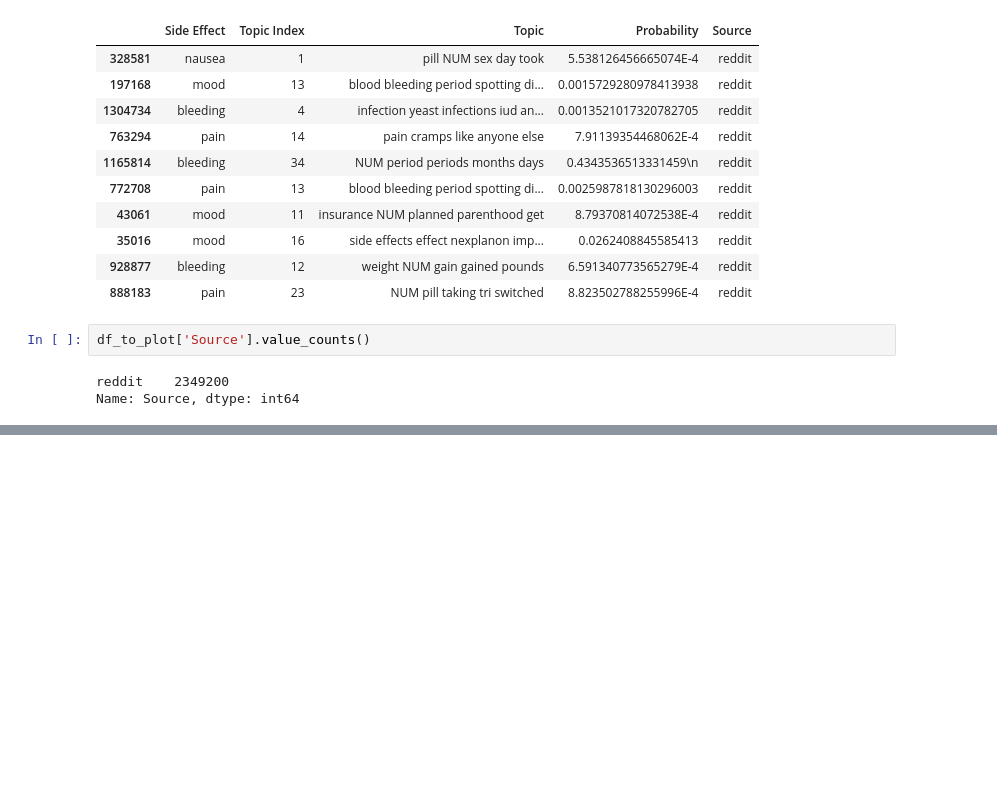
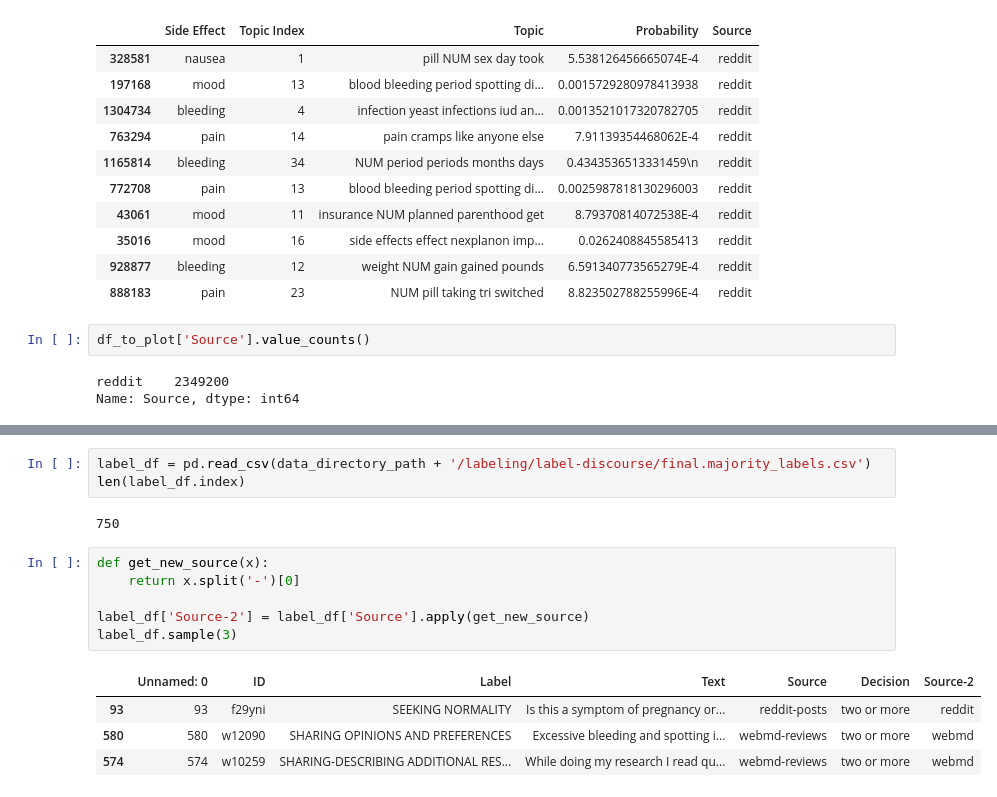
Before and after one commit to maria-antoniak/birth-control-maria, a Jupyter notebook: comparison-plots/compare_topics_side_effects.ipynb, the cells around one changed output, grey strips where cells are left out. Cells and saved outputs as stored; diff of their text form; blank space fills up the shorter version.

```diff
--- a/comparison-plots/compare_topics_side_effects.ipynb
+++ b/comparison-plots/compare_topics_side_effects.ipynb
@@ -445,0 +491,16 @@ source_string_dict['webmd']  = [s.split('&')[0].strip() for s in source_string_d
+# %%
+label_df = pd.read_csv(data_directory_path + '/labeling/label-discourse/final.majority_labels.csv')
+len(label_df.index)
+# %% [output]
+750
+# %%
+def get_new_source(x):
+    return x.split('-')[0]
+
+label_df['Source-2'] = label_df['Source'].apply(get_new_source)
+label_df.sample(3)
+# %% [output]
+|  | Unnamed: 0 | ID | Label | Text | Source | Decision | Source-2 |
+| 93 | 93 | f29yni | SEEKING NORMALITY | Is this a symptom of pregnancy or... | reddit-posts | two or more | reddit |
+| 580 | 580 | w12090 | SHARING OPINIONS AND PREFERENCES | Excessive bleeding and spotting i... | webmd-reviews | two or more | webmd |
+| 574 | 574 | w10259 | SHARING-DESCRIBING ADDITIONAL RES... | While doing my research I read qu... | webmd-reviews | two or more | webmd |
```
Also changed, not shown: parts of 15 cells of this notebook.
